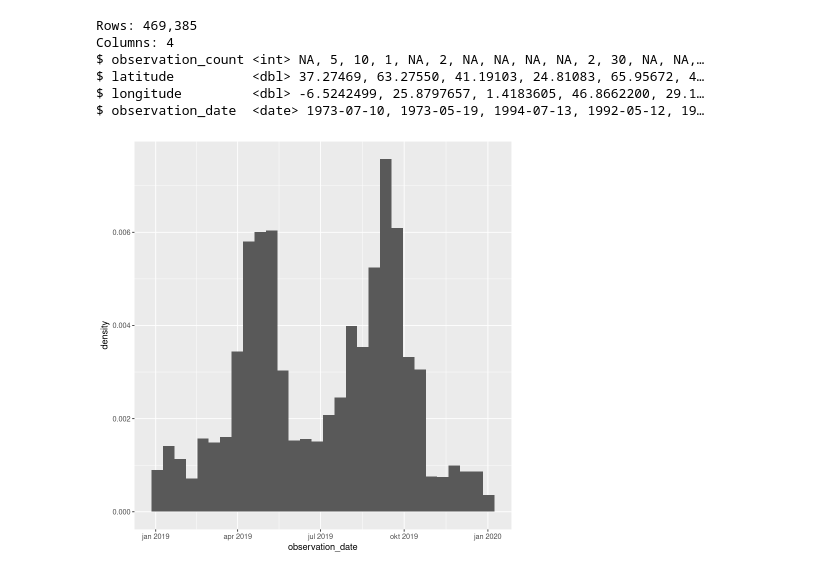
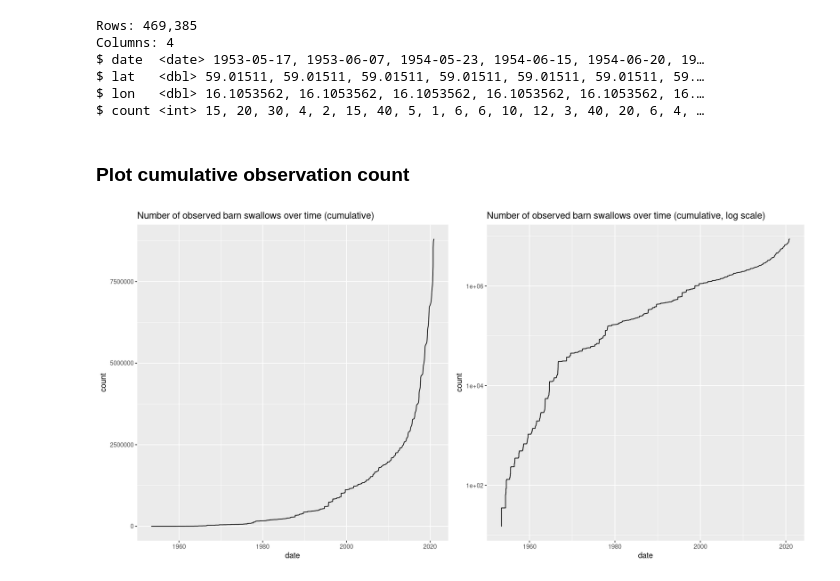
Before and after one commit to nimobeeren/2IMV20, a Jupyter notebook: InfoVis/scripts/playground.ipynb, the cells around one changed output. Cells and saved outputs as stored; diff of their text form; code cells hidden in the pictures.

```diff
--- a/InfoVis/scripts/playground.ipynb
+++ b/InfoVis/scripts/playground.ipynb
@@ -29,32 +6,40 @@ ebd <- read_ebd("../data/ebird/output/ebd_barswa_1950_2020.txt")
-# %%
-ebd_filtered <- ebd %>%
-    # select columns we need
-    select(observation_count, latitude, longitude, observation_date) %>%
-    # filter out observations outside europe/africa
-    filter(-10 < longitude & longitude < 60) %>%
-    # clean up variables
-    mutate(
-        # convert X to NA
-        observation_count = if_else(observation_count == "X", NA_character_, observation_count),
-        # convert counts to integers
-        observation_count = as.integer(observation_count)
-    )
-
-glimpse(ebd_filtered)
-# %% [output]
-Rows: 469,385
-Columns: 4
-$ observation_count <int> NA, 5, 10, 1, NA, 2, NA, NA, NA, NA, 2, 30, NA, NA,…
-$ latitude          <dbl> 37.27469, 63.27550, 41.19103, 24.81083, 65.95672, 4…
-$ longitude         <dbl> -6.5242499, 25.8797657, 1.4183605, 46.8662200, 29.1…
-$ observation_date  <date> 1973-07-10, 1973-05-19, 1994-07-13, 1992-05-12, 19…
-# %%
-ebd_counts <- ebd_filtered %>%
-    filter(!is.na(observation_count)) %>%
-    group_by(observation_date) %>%
-    summarize(sum_count = sum(observation_count), .groups="drop")
-
-ggplot(ebd_counts) + geom_histogram(aes(x=observation_date, y=..density.., weight=sum_count), bins=30)
-# %% [output]
-[figure, removed]
+# %%
+ebd_raw <- read.csv("../data/ebird/output/ebd_export2.csv", header = FALSE, col.names = c("date", "lat", "lon", "count"))
+
+# convert dates from numbers to dates
+ebd <- ebd_raw %>%
+    mutate(
+        date = as_date(date)
+    )
+
+glimpse(ebd)
+# %% [output]
+Rows: 469,385
+Columns: 4
+$ date  <date> 1953-05-17, 1953-06-07, 1954-05-23, 1954-06-15, 1954-06-20, 19…
+$ lat   <dbl> 59.01511, 59.01511, 59.01511, 59.01511, 59.01511, 59.01511, 59.…
+$ lon   <dbl> 16.1053562, 16.1053562, 16.1053562, 16.1053562, 16.1053562, 16.…
+$ count <int> 15, 20, 30, 4, 2, 15, 40, 5, 1, 6, 6, 10, 12, 3, 40, 20, 6, 4, …
+# %% [markdown]
+### Plot cumulative observation count
+# %%
+ebd_acc <- ebd %>%
+    arrange(as.integer(date)) %>%
+    mutate(
+        count_acc = accumulate(count, `+`)
+    )
+
+plot_linear <- ggplot(ebd_acc) +
+    geom_step(aes(x=date, y=count_acc)) +
+    ylab("count") +
+    labs(title="Number of observed barn swallows over time (cumulative)")
+
+plot_log <- plot_linear +
+    scale_y_log10() +
+    labs(title="Number of observed barn swallows over time (cumulative, log scale)")
+
+options(repr.plot.width=14, repr.plot.height=7)
+grid.arrange(plot_linear, plot_log, ncol=2)
+# %% [output]
+[figure, added]
 # %%
```
Also changed, not shown: parts of 4 cells of this notebook.
